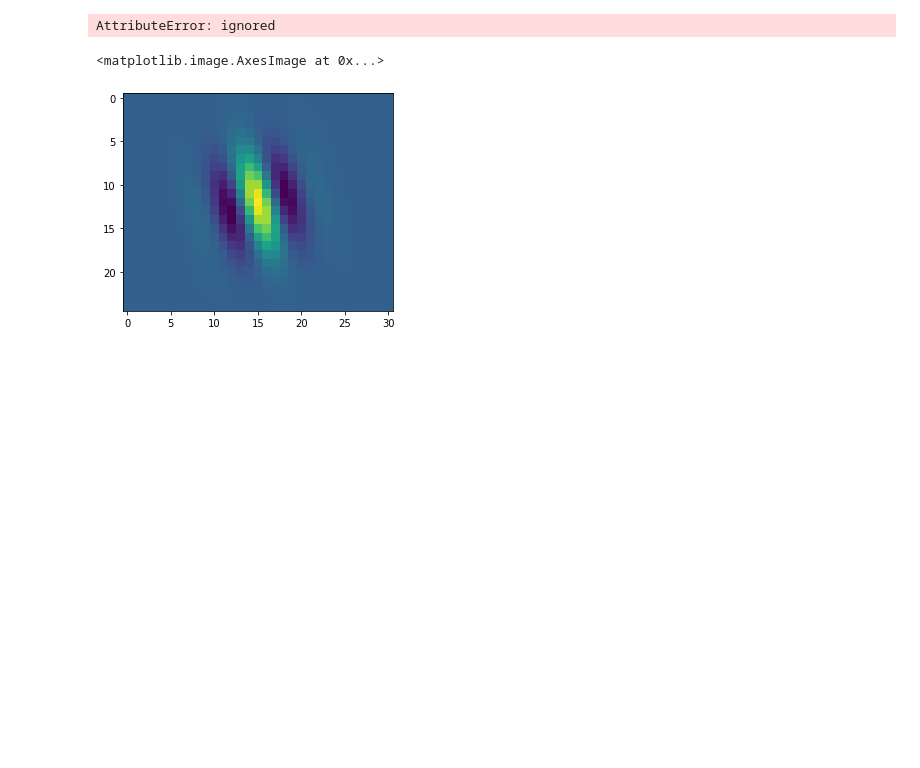
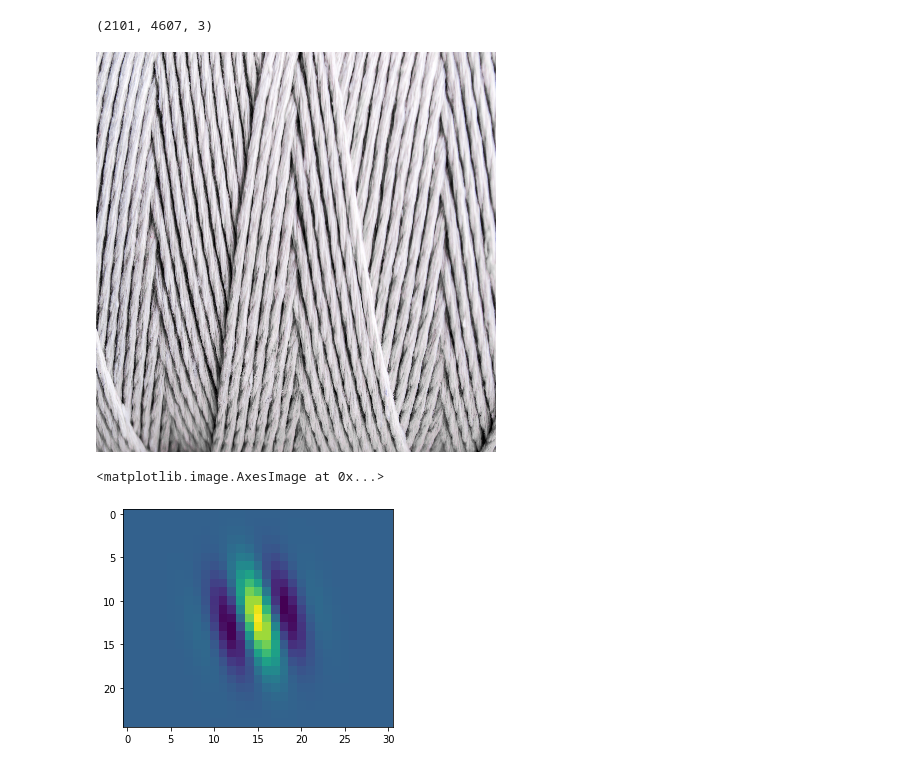
Before and after one commit to Nyamtulla/Gabor-Filter, a Jupyter notebook: Gabor_Filter.ipynb, the cells around one changed output. Cells and saved outputs as stored; diff of their text form; code cells hidden in the pictures; blank space fills up the shorter version.

```diff
--- a/Gabor_Filter.ipynb
+++ b/Gabor_Filter.ipynb
@@ -6,12 +6,13 @@ import cv2
 import numpy as np
 from google.colab.patches import cv2_imshow
 # %%
-pic = cv2.imread("/content/pexels-steve-johnson-985341.jpg")
+pic = cv2.imread("/content/drive/MyDrive/DataScience/Gabor_Filter/pic.jpg")
 print(pic.shape)
 pic_resize = cv2.resize(pic, (400,400))
 cv2_imshow(pic_resize)
 # %% [output]
-AttributeError: ignored
+(2101, 4607, 3)
+[figure, added]
 # %%
 # cv2.getGaborKernel(ksize, sigma, theta, lambda, gamma, psi, ktype)
 # ksize - size of gabor filter (n, n)
```
Also changed, not shown: parts of 5 cells of this notebook.
